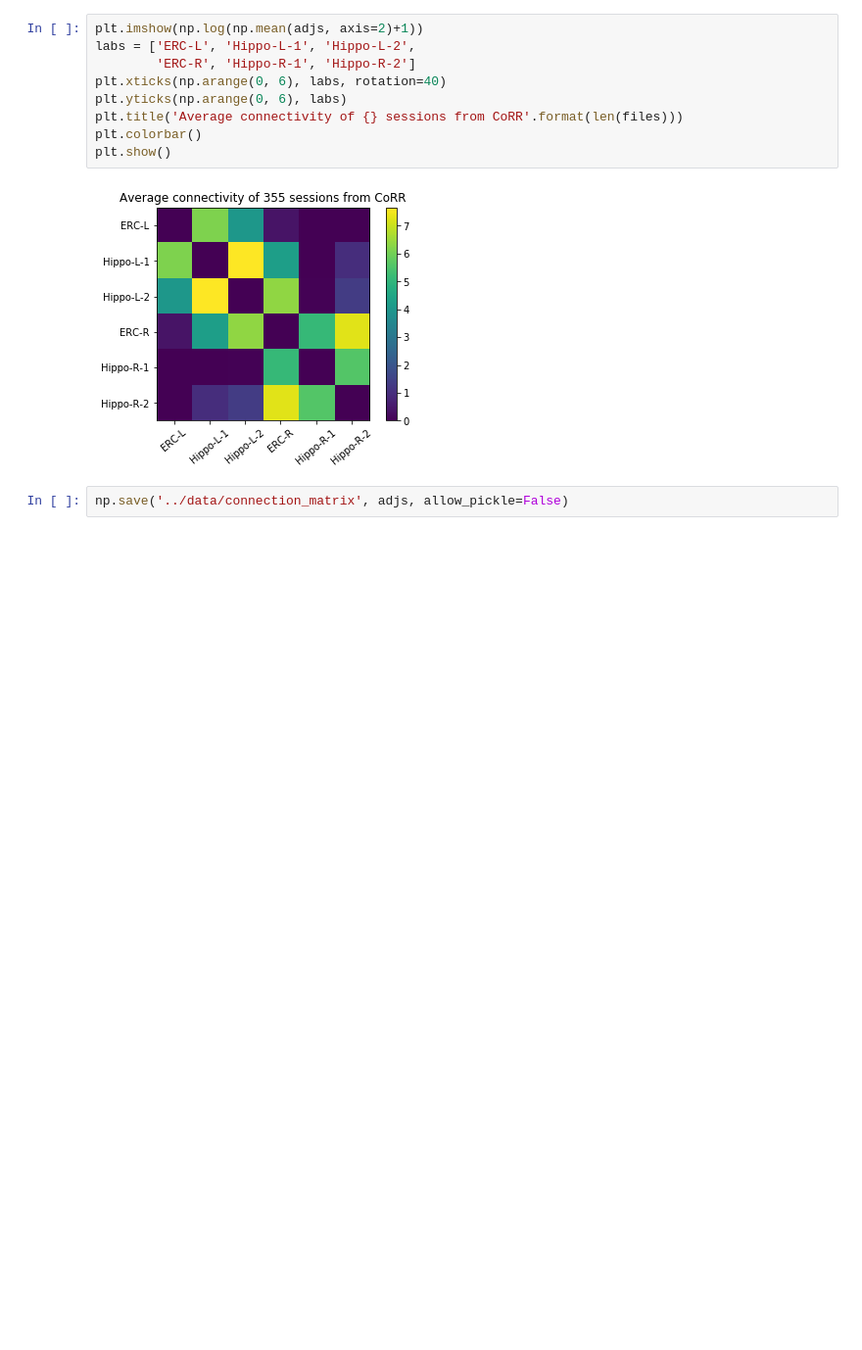
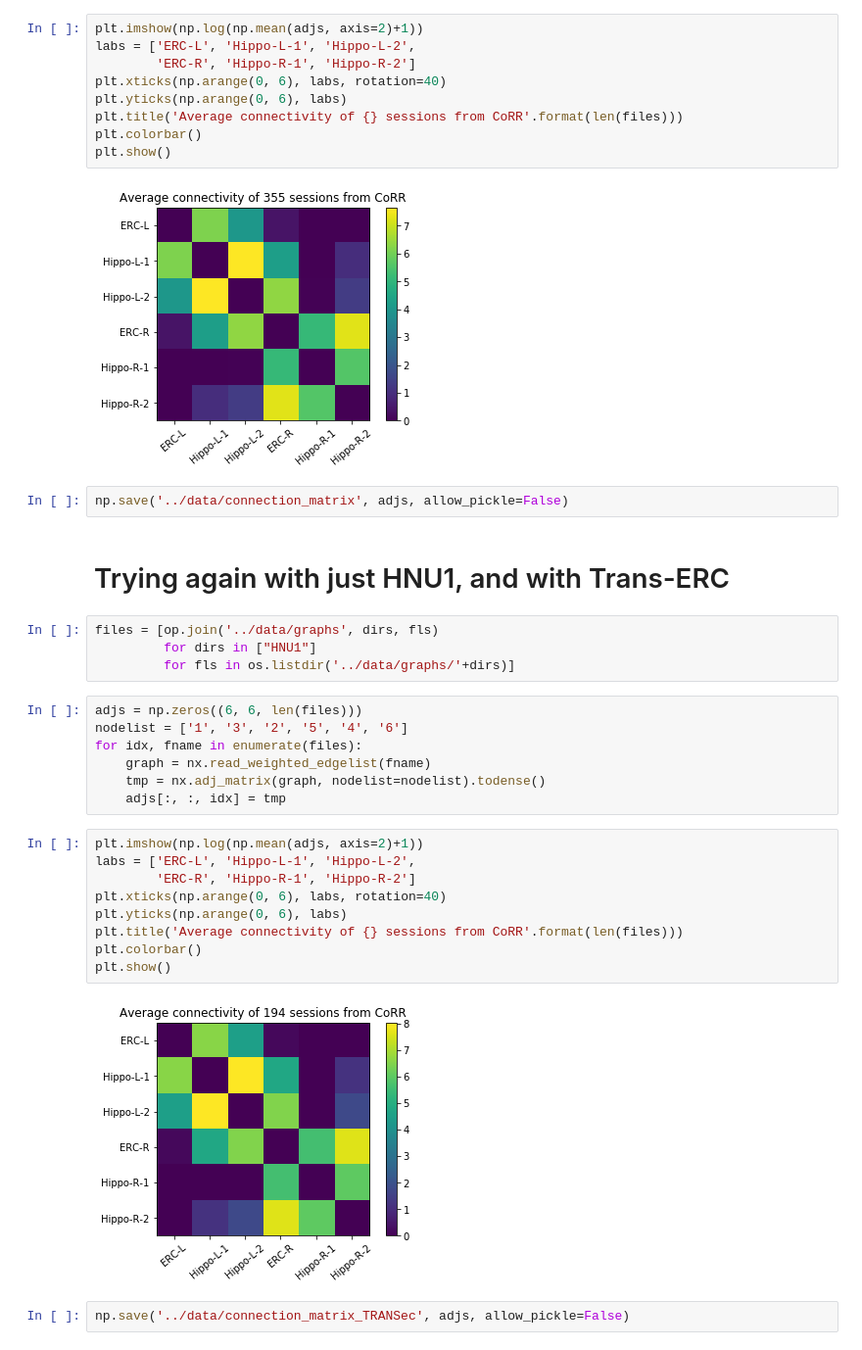
Before and after one commit to gkiar/alzhippo, a Jupyter notebook: code/graphs2matrix.ipynb, the cells around one changed output. Shown at 98% size. Drawn from its saved outputs; the diff is of its cells as text; blank space fills up the shorter version.

Commit message:
reran connectivity analyses with tEC data

```diff
--- a/code/graphs2matrix.ipynb
+++ b/code/graphs2matrix.ipynb
@@ -30,3 +30,29 @@ plt.show()
 [figure]
 # %%
 np.save('../data/connection_matrix', adjs, allow_pickle=False)
+# %% [markdown]
+# Trying again with just HNU1, and with Trans-ERC
+# %%
+files = [op.join('../data/graphs', dirs, fls)
+         for dirs in ["HNU1"]
+         for fls in os.listdir('../data/graphs/'+dirs)]
+# %%
+adjs = np.zeros((6, 6, len(files)))
+nodelist = ['1', '3', '2', '5', '4', '6']
+for idx, fname in enumerate(files):
+    graph = nx.read_weighted_edgelist(fname)
+    tmp = nx.adj_matrix(graph, nodelist=nodelist).todense()
+    adjs[:, :, idx] = tmp
+# %%
+plt.imshow(np.log(np.mean(adjs, axis=2)+1))
+labs = ['ERC-L', 'Hippo-L-1', 'Hippo-L-2',
+        'ERC-R', 'Hippo-R-1', 'Hippo-R-2']
+plt.xticks(np.arange(0, 6), labs, rotation=40)
+plt.yticks(np.arange(0, 6), labs)
+plt.title('Average connectivity of {} sessions from CoRR'.format(len(files)))
+plt.colorbar()
+plt.show()
+# %% [output]
+[figure, added]
+# %%
+np.save('../data/connection_matrix_TRANSec', adjs, allow_pickle=False)
```
Also changed, not shown: 2 other files.
